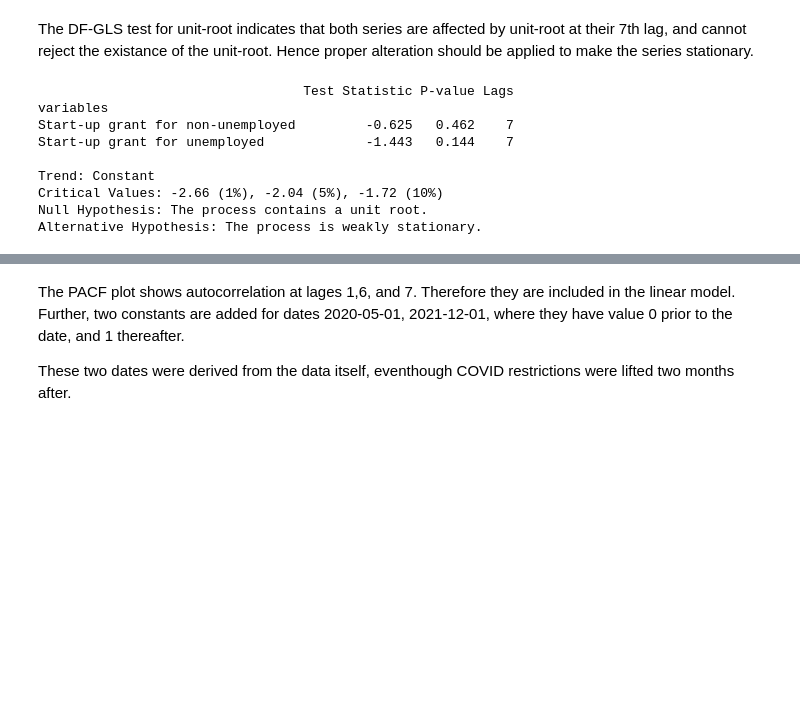
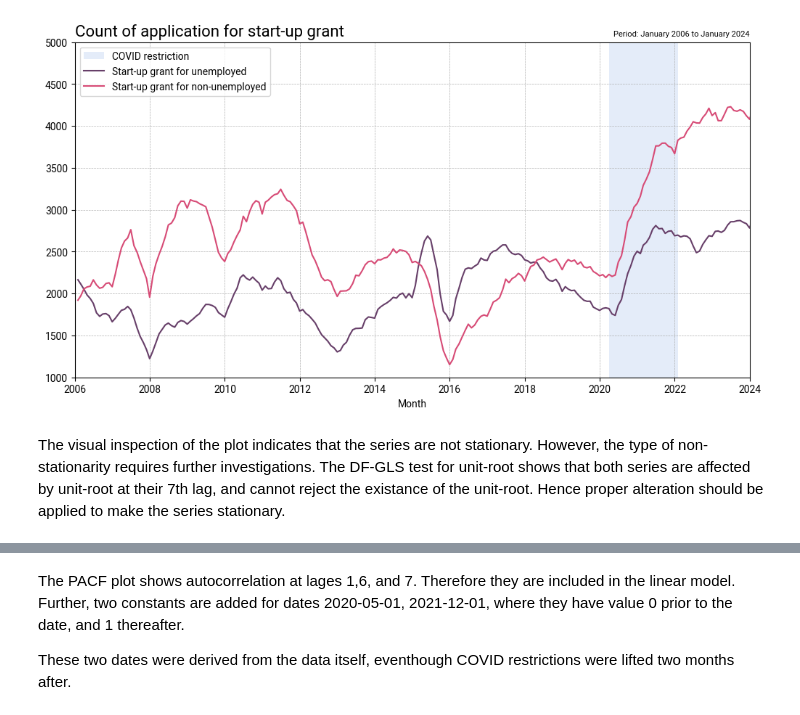
Before and after one commit to Babakfifoo/01_Labor_training, a Jupyter notebook: notebooks/01_startup_application.ipynb, the cells around one changed output, grey strips where cells are left out. Cells and saved outputs as stored; diff of their text form; code cells hidden in the pictures; blank space fills up the shorter version.

```diff
--- a/notebooks/01_startup_application.ipynb
+++ b/notebooks/01_startup_application.ipynb
@@ -70,33 +82,33 @@ plt.show()
+# %%
+fig = plt.figure(figsize=(12, 6))
+plt.grid(True, which="both", ls="--", lw=0.5)
+
+plt.xlim(dt.strptime("2006-01-01", "%Y-%m-%d"), dt.strptime("2024-01-01", "%Y-%m-%d"))
+plt.ylim(1000, 5000)
+ax = plt.gca()
+
+plt.fill_between(
+    x=[COVID_start, COVID_end],
+    y1=0,
+    y2=8000,
+    facecolor=color_pallet["shade"],
+    alpha=0.5,
+    label="COVID restriction",
+)
+sns.lineplot(
+    data=grant_data.loc[:, ["grantUnemp", "grantEmp"]].rename(columns=labels),
+    palette=[color_pallet["c1"], color_pallet["c2"]],
+    dashes=False,
+    ax=ax,
+)
+legend = ax.legend(loc="upper left")
+legend.set_title("")
+
+plt.title("Count of application for start-up grant", fontsize=16, loc="left")
+plt.title("Period: January 2006 to January 2024", fontsize=8, loc="right")
+plt.show()
+# %% [output]
+[figure, added]
 # %% [markdown]
-The DF-GLS test for unit-root indicates that both series are affected by unit-root at their 7th lag, and cannot reject the existance of the unit-root. Hence proper alteration should be applied to make the series stationary.
+The visual inspection of the plot indicates that the series are not stationary. However, the type of non-stationarity requires further investigations.
+The DF-GLS test for unit-root shows that both series are affected by unit-root at their 7th lag, and cannot reject the existance of the unit-root. Hence proper alteration should be applied to make the series stationary.
-# %%
-def gen_dfgls_dict(series, col):
-	dfgls = DFGLS(series, max_lags=12, method="bic").summary()
-	dfgls = {k:v for k,v in dfgls.tables[0].data}
-	dfgls["variables"] = col
-	return dfgls
-
-col1 = "Start-up grant for non-unemployed"
-col2 = "Start-up grant for unemployed"
-print(pd.DataFrame([
-    gen_dfgls_dict(data[col1], col1),
-    gen_dfgls_dict(data[col2], col2)
-    ]).set_index("variables")
-)
-print("""
-Trend: Constant
-Critical Values: -2.66 (1%), -2.04 (5%), -1.72 (10%)
-Null Hypothesis: The process contains a unit root.
-Alternative Hypothesis: The process is weakly stationary.
-"""
-)
-# %% [output]
-                                  Test Statistic P-value Lags
-variables
-Start-up grant for non-unemployed         -0.625   0.462    7
-Start-up grant for unemployed             -1.443   0.144    7
-
-Trend: Constant
-Critical Values: -2.66 (1%), -2.04 (5%), -1.72 (10%)
-Null Hypothesis: The process contains a unit root.
-Alternative Hypothesis: The process is weakly stationary.
```
Also changed, not shown: parts of 28 cells of this notebook.
